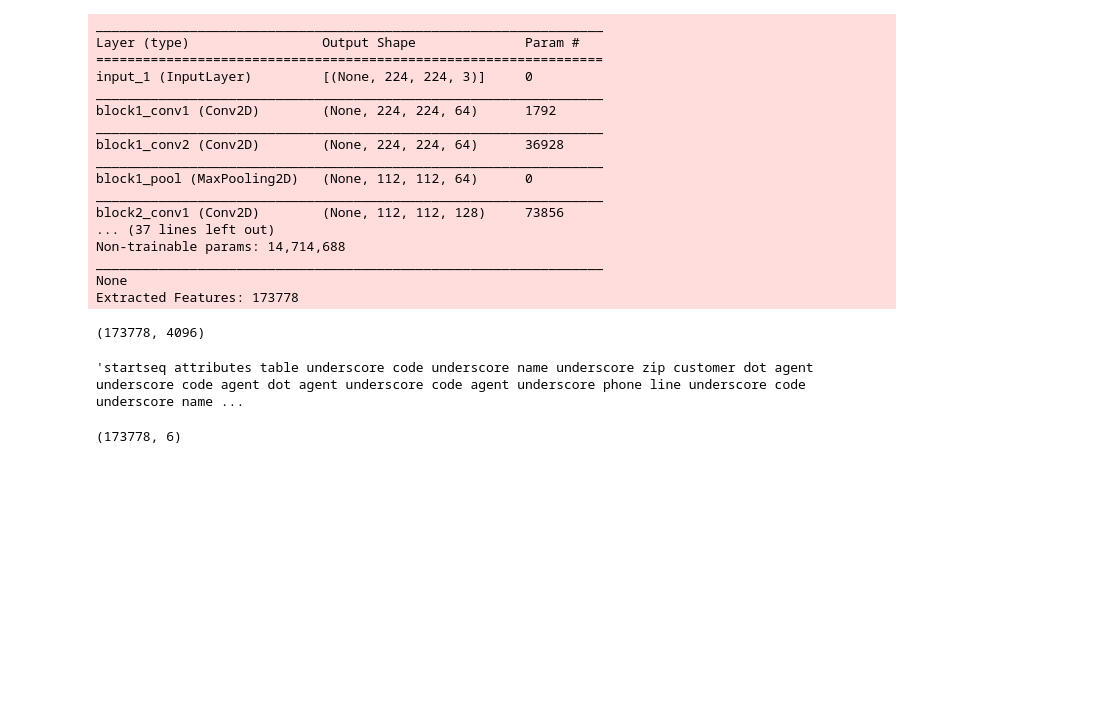
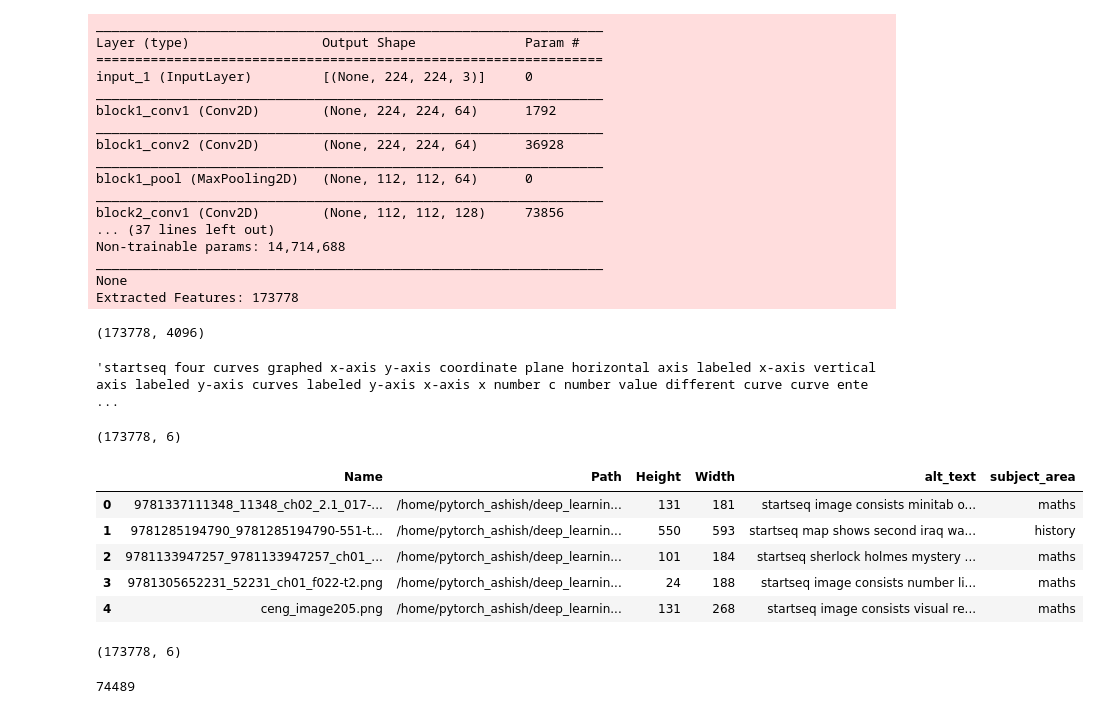
Before and after one commit to ashish735/IPYNB-PY, a Jupyter notebook: nic_extract_features.ipynb, the cells around one changed output. Drawn from its saved outputs; the diff is of its cells as text; code cells hidden in the pictures; blank space fills up the shorter version.

```diff
--- a/nic_extract_features.ipynb
+++ b/nic_extract_features.ipynb
@@ -205,9 +203,9 @@ for i in tqdm(range(image_dataframe.shape[0])):
     image_dataframe['alt_text'][i]='startseq ' + clean + ' endseq'
 # %%
 #image_dataframe['alt_text'][0]=clean
-image_dataframe['alt_text'][11458]
+image_dataframe['alt_text'][12456]
 # %% [output]
-'startseq attributes table underscore code underscore name underscore zip customer dot agent underscore code agent dot agent underscore code agent underscore phone line underscore code underscore name ...
+'startseq four curves graphed x-axis y-axis coordinate plane horizontal axis labeled x-axis vertical axis labeled y-axis curves labeled y-axis x-axis x number c number value different curve curve ente ...
 # %%
 image_dataframe.shape
 # %% [output]
@@ -216,0 +215,14 @@ X = image_dataframe[0:]
+# %%
+test= pd.read_csv('cleantext_alt_text.csv')
+test.head()
+# %% [output]
+|  | Name | Path | Height | Width | alt_text | subject_area |
+| 0 | 9781337111348_11348_ch02_2.1_017-... | /home/pytorch_ashish/deep_learnin... | 131 | 181 | startseq image consists minitab o... | maths |
+| 1 | 9781285194790_9781285194790-551-t... | /home/pytorch_ashish/deep_learnin... | 550 | 593 | startseq map shows second iraq wa... | history |
+| 2 | 9781133947257_9781133947257_ch01_... | /home/pytorch_ashish/deep_learnin... | 101 | 184 | startseq sherlock holmes mystery ... | maths |
+| 3 | 9781305652231_52231_ch01_f022-t2.png | /home/pytorch_ashish/deep_learnin... | 24 | 188 | startseq image consists number li... | maths |
+| 4 | ceng_image205.png | /home/pytorch_ashish/deep_learnin... | 131 | 268 | startseq image consists visual re... | maths |
+# %%
+test.shape
+# %% [output]
+(173778, 6)
@@ -216,0 +241,4 @@ X = image_dataframe[0:]
+# %%
+len(dict)
+# %% [output]
+74489
```
Also changed, not shown: parts of 41 cells of this notebook, 1 other file.
